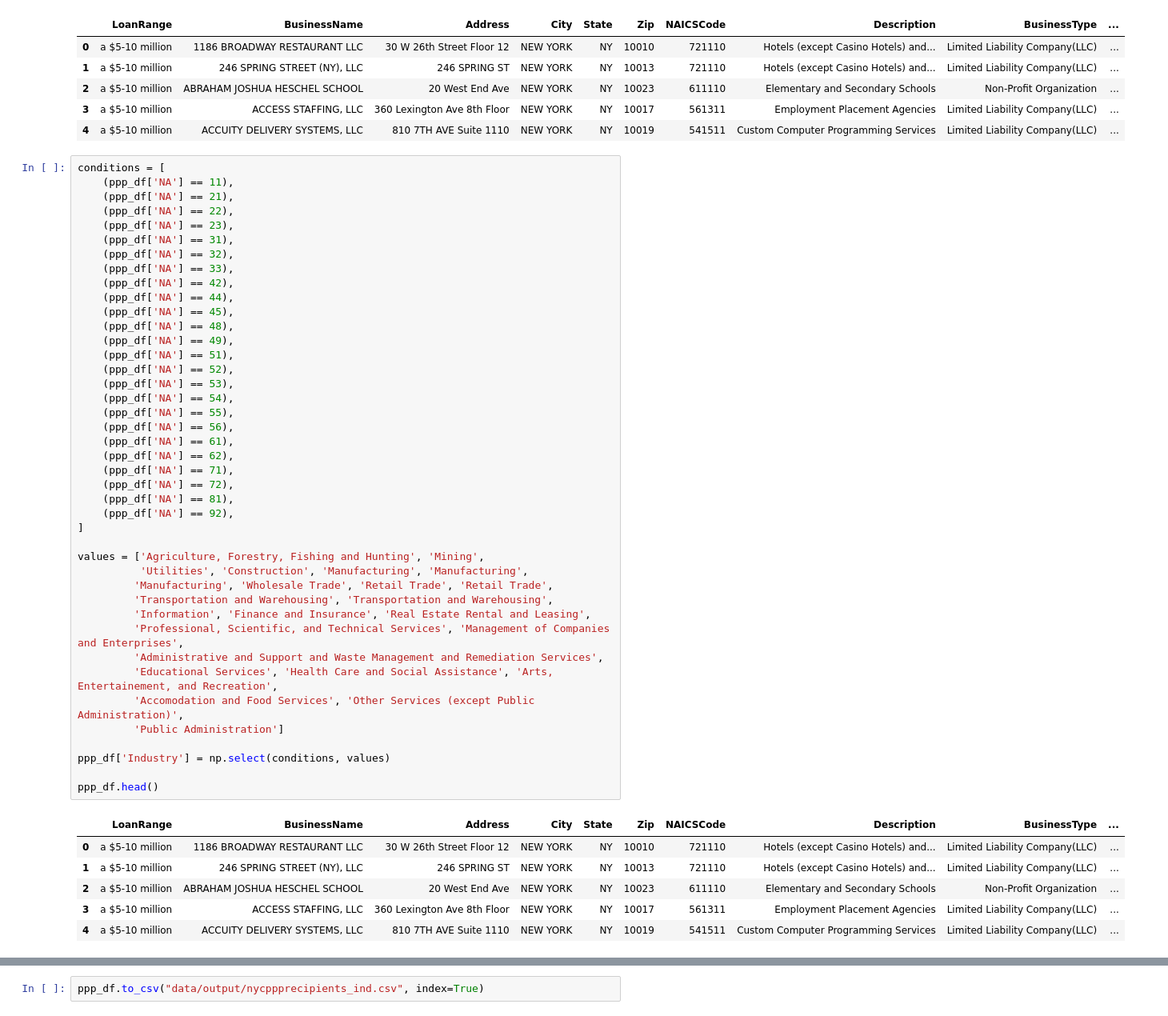
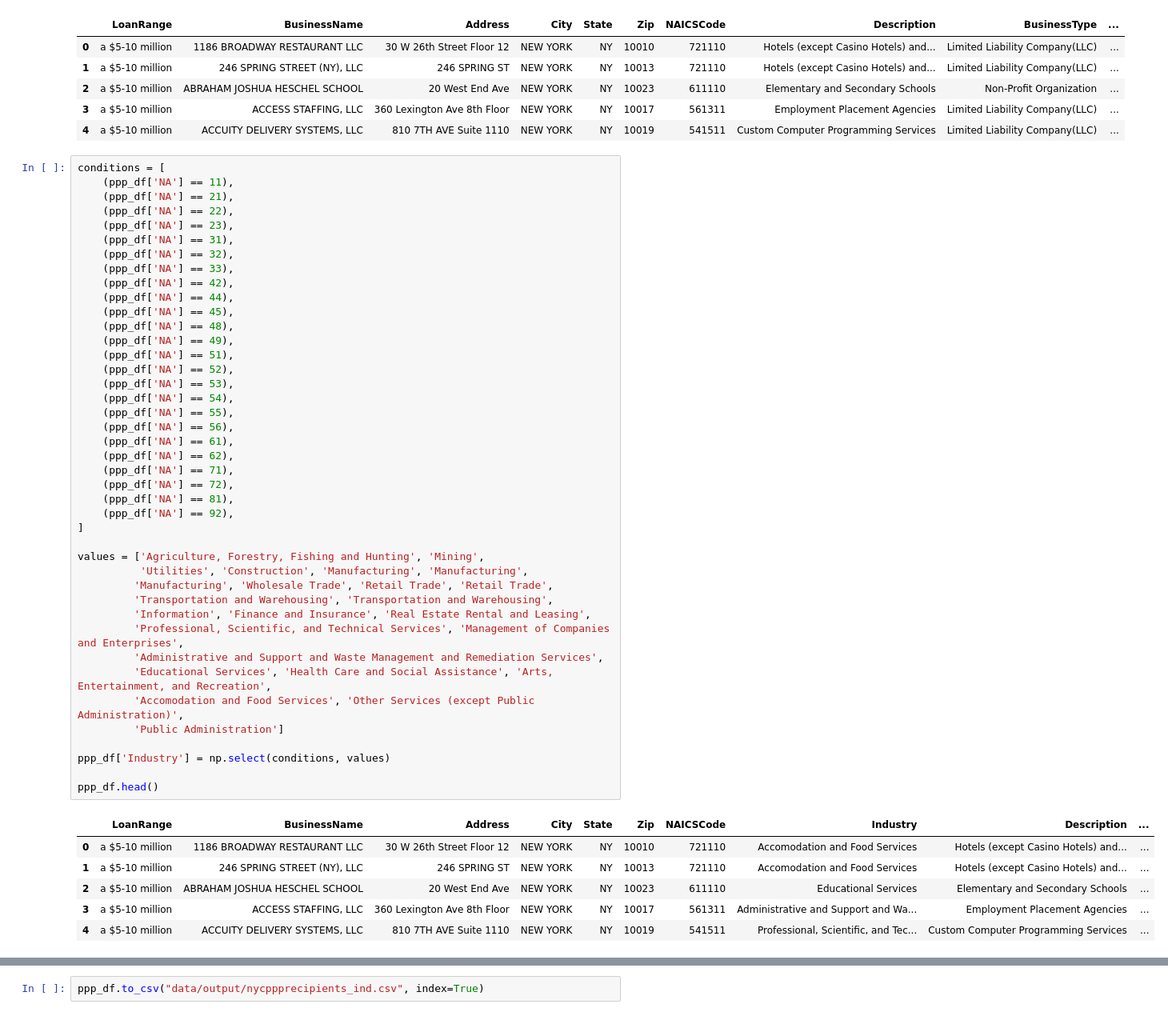
Before and after one commit to cspence001/nyc_ppp_loan, a Jupyter notebook: nycppprecipients_ind_grouped.ipynb, the cells around one changed output, grey strips where cells are left out. Shown: that part at 80% size. Drawn from its saved outputs; the diff is of its cells as text.

```diff
--- a/nycppprecipients_ind_grouped.ipynb
+++ b/nycppprecipients_ind_grouped.ipynb
@@ -30,40 +30,40 @@ conditions = [
     (ppp_df['NA'] == 48),
     (ppp_df['NA'] == 49),
     (ppp_df['NA'] == 51),
     (ppp_df['NA'] == 52),
     (ppp_df['NA'] == 53),
     (ppp_df['NA'] == 54),
     (ppp_df['NA'] == 55),
     (ppp_df['NA'] == 56),
     (ppp_df['NA'] == 61),
     (ppp_df['NA'] == 62),
     (ppp_df['NA'] == 71),
     (ppp_df['NA'] == 72),
     (ppp_df['NA'] == 81),
     (ppp_df['NA'] == 92),
 ]
 
 values = ['Agriculture, Forestry, Fishing and Hunting', 'Mining',
           'Utilities', 'Construction', 'Manufacturing', 'Manufacturing',
          'Manufacturing', 'Wholesale Trade', 'Retail Trade', 'Retail Trade',
          'Transportation and Warehousing', 'Transportation and Warehousing',
          'Information', 'Finance and Insurance', 'Real Estate Rental and Leasing',
          'Professional, Scientific, and Technical Services', 'Management of Companies and Enterprises',
          'Administrative and Support and Waste Management and Remediation Services',
-         'Educational Services', 'Health Care and Social Assistance', 'Arts, Entertainement, and Recreation',
+         'Educational Services', 'Health Care and Social Assistance', 'Arts, Entertainment, and Recreation',
          'Accomodation and Food Services', 'Other Services (except Public Administration)',
          'Public Administration']
 
 ppp_df['Industry'] = np.select(conditions, values)
 
 ppp_df.head()
 # %% [output]
-|  | LoanRange | BusinessName | Address | City | State | Zip | NAICSCode | Description | BusinessType | ... |
-| 0 | a $5-10 million | 1186 BROADWAY RESTAURANT LLC | 30 W 26th Street Floor 12 | NEW YORK | NY | 10010 | 721110 | Hotels (except Casino Hotels) and... | Limited Liability Company(LLC) | ... |
-| 1 | a $5-10 million | 246 SPRING STREET (NY), LLC | 246 SPRING ST | NEW YORK | NY | 10013 | 721110 | Hotels (except Casino Hotels) and... | Limited Liability Company(LLC) | ... |
-| 2 | a $5-10 million | ABRAHAM JOSHUA HESCHEL SCHOOL | 20 West End Ave | NEW YORK | NY | 10023 | 611110 | Elementary and Secondary Schools | Non-Profit Organization | ... |
-| 3 | a $5-10 million | ACCESS STAFFING, LLC | 360 Lexington Ave 8th Floor | NEW YORK | NY | 10017 | 561311 | Employment Placement Agencies | Limited Liability Company(LLC) | ... |
-| 4 | a $5-10 million | ACCUITY DELIVERY SYSTEMS, LLC | 810 7TH AVE Suite 1110 | NEW YORK | NY | 10019 | 541511 | Custom Computer Programming Services | Limited Liability Company(LLC) | ... |
+|  | LoanRange | BusinessName | Address | City | State | Zip | NAICSCode | Industry | Description | ... |
+| 0 | a $5-10 million | 1186 BROADWAY RESTAURANT LLC | 30 W 26th Street Floor 12 | NEW YORK | NY | 10010 | 721110 | Accomodation and Food Services | Hotels (except Casino Hotels) and... | ... |
+| 1 | a $5-10 million | 246 SPRING STREET (NY), LLC | 246 SPRING ST | NEW YORK | NY | 10013 | 721110 | Accomodation and Food Services | Hotels (except Casino Hotels) and... | ... |
+| 2 | a $5-10 million | ABRAHAM JOSHUA HESCHEL SCHOOL | 20 West End Ave | NEW YORK | NY | 10023 | 611110 | Educational Services | Elementary and Secondary Schools | ... |
+| 3 | a $5-10 million | ACCESS STAFFING, LLC | 360 Lexington Ave 8th Floor | NEW YORK | NY | 10017 | 561311 | Administrative and Support and Wa... | Employment Placement Agencies | ... |
+| 4 | a $5-10 million | ACCUITY DELIVERY SYSTEMS, LLC | 810 7TH AVE Suite 1110 | NEW YORK | NY | 10019 | 541511 | Professional, Scientific, and Tec... | Custom Computer Programming Services | ... |
 # %%
 #columns re-ordered and cleaned
 ppp_df = ppp_df [["LoanRange", "BusinessName", "Address", "City", "State",
```
Also changed, not shown: parts of 6 cells of this notebook, 6 other files.
